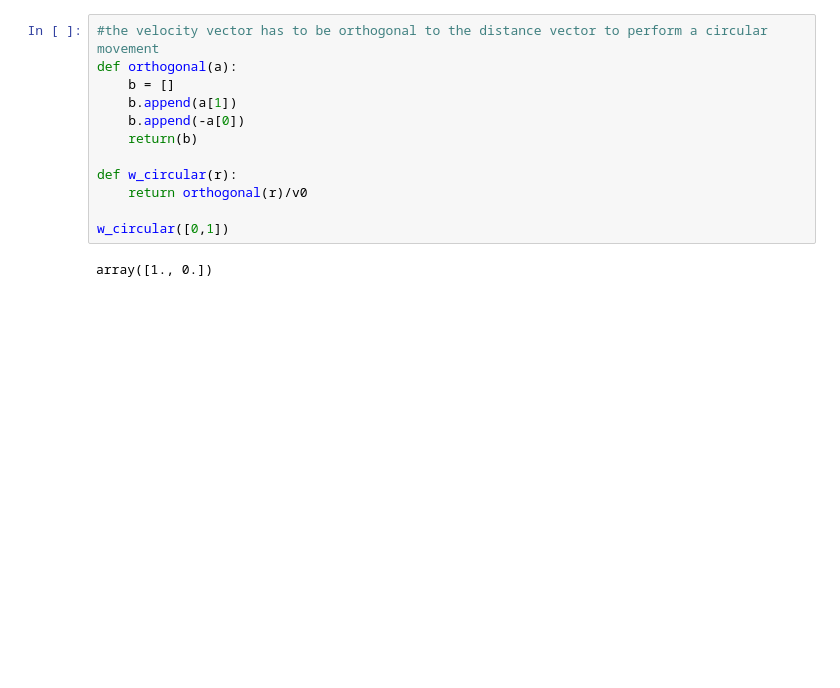
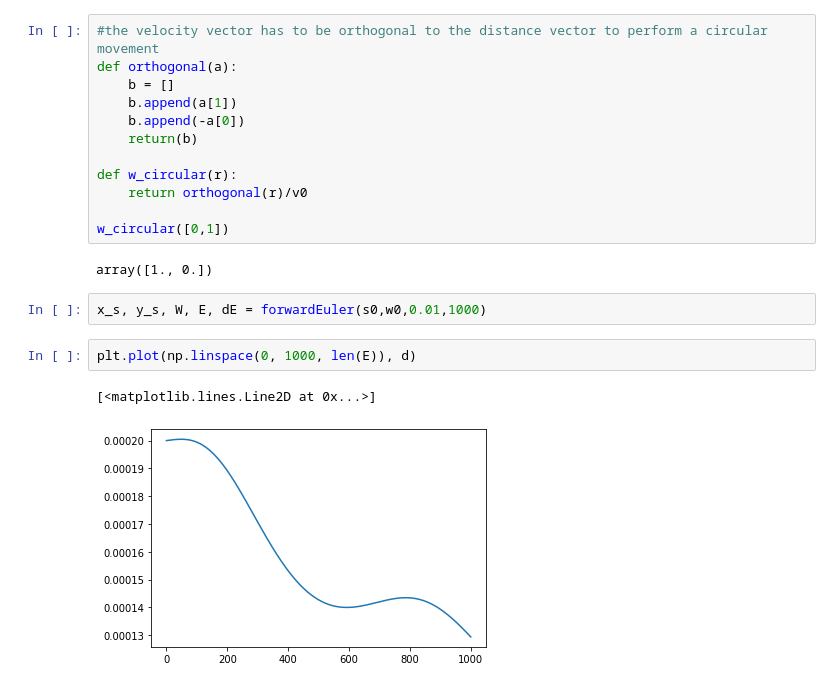
Before and after one commit to nlwach/Comp_Phys_zettel, a Jupyter notebook: Comp_Phys_Zettel/Zettel 2/euler.ipynb, the cells around one changed output. Saved outputs shown, nothing was run; the diff lists cells and outputs as text; blank space fills up the shorter version.

```diff
--- a/Comp_Phys_Zettel/Zettel 2/euler.ipynb
+++ b/Comp_Phys_Zettel/Zettel 2/euler.ipynb
@@ -99,3 +102,10 @@ def w_circular(r):
 w_circular([0,1])
 # %% [output]
 array([1., 0.])
+# %%
+x_s, y_s, W, E, dE = forwardEuler(s0,w0,0.01,1000)
+# %%
+plt.plot(np.linspace(0, 1000, len(E)), d)
+# %% [output]
+[<matplotlib.lines.Line2D at 0x...>]
+[figure, added]
```
Also changed, not shown: parts of 4 cells of this notebook, 1 other file.
